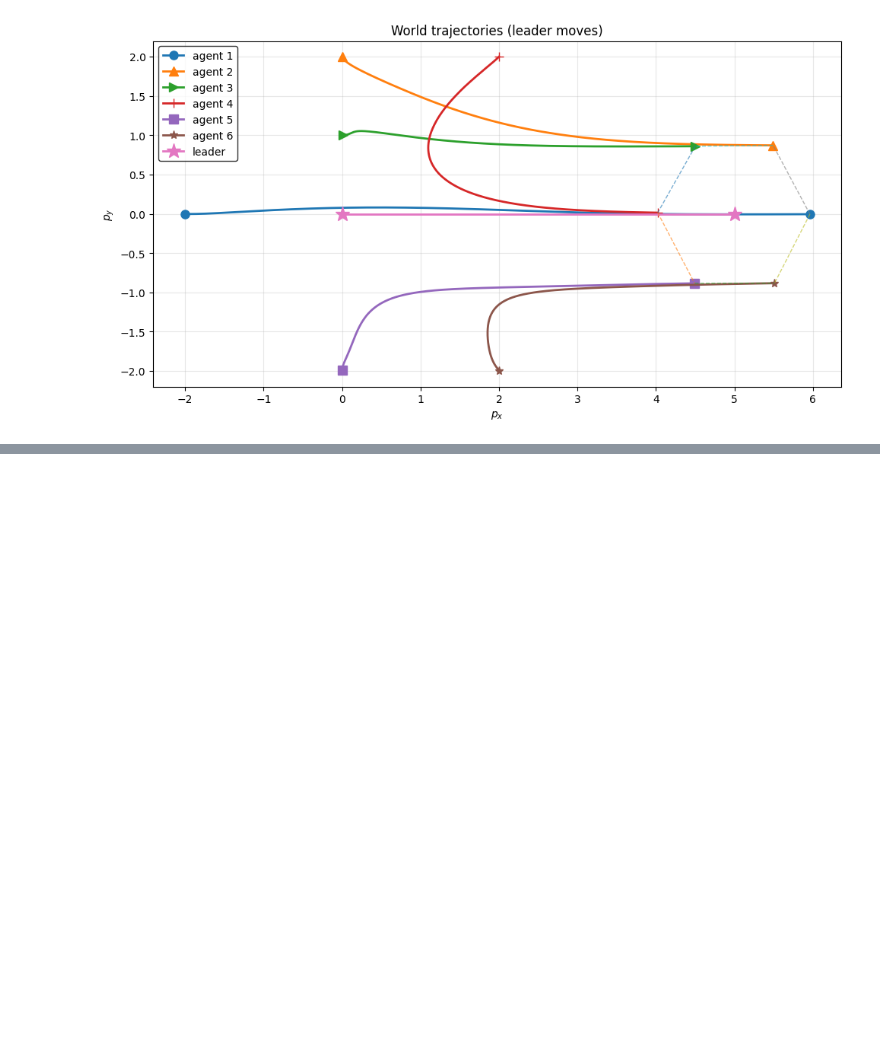
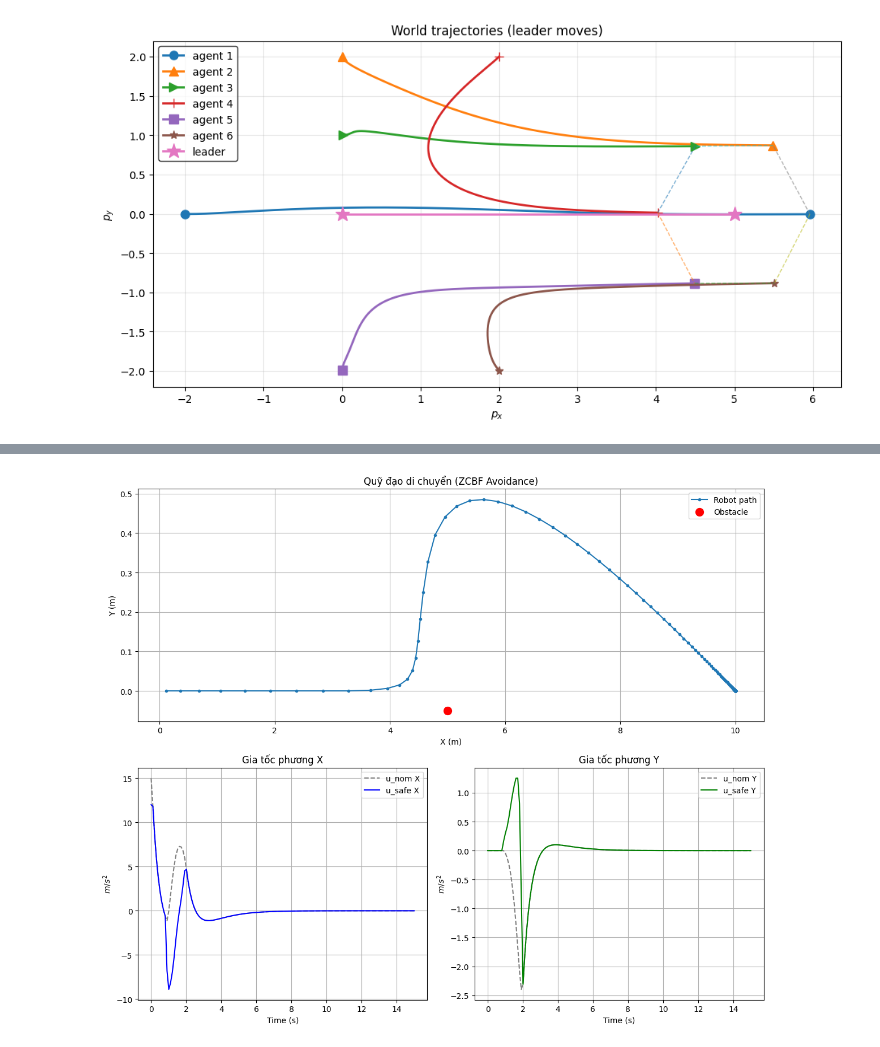
Before and after one commit to hungnguyen-125/Safety_Formation_Control_CBF, a Jupyter notebook: test.ipynb, the cells around one changed output, grey strips where cells are left out. Drawn from its saved outputs; the diff is of its cells as text; code cells hidden in the pictures; blank space fills up the shorter version.

```diff
--- a/test.ipynb
+++ b/test.ipynb
@@ -227,0 +309,99 @@ plot_world_trajectories(agents, leader, topo, topology_at="final")
+# %%
+import numpy as np
+import matplotlib.pyplot as plt
+
+# --- Giả sử lớp CentralizedCBF đã được định nghĩa ở trên ---
+
+# Khởi tạo thông số
+dt = 0.1
+T = 15.0 # Tăng thời gian để xem robot vượt qua vật cản
+steps = int(T / dt)
+gamma =4 # Tăng gamma một chút để phản ứng mượt hơn
+d_min = 0.5
+
+x_agent = np.array([0.0, 0.0, 0.0, 0.0])
+x_obs = np.array([5.0, -0.05, 0, 0.0])
+x_target = np.array([10.0, 0.0, 0.0, 0.0])
+
+alpha_agent = 12.0
+alpha_obs = 0.0
+
+history = []
+u_hat_history = []
+u_safe_history = []
+
+cbf_filter = CentralizedCBF(gamma=gamma, safety_dis=d_min)
+
+for k in range(steps):
+    # 1. Tính u_nom
+    # Dùng x_agent[0:2] (vị trí hiện tại) thay vì x_init để robot luôn hướng về đích
+    u_hat = -1.5 * (x_agent[0:2] - x_target[0:2]) - 2.5 * x_agent[2:4]
+
+    # 2. Mock Data
+    class MockAgent:
+        def __init__(self, state, alpha, id):
+            self.state = state.reshape(4,1); self.alpha = alpha
+            self.id = id; self.pos = state[0:2]; self.vel = state[2:4]
+            self.gamma = gamma
+
+    a1 = MockAgent(x_agent, alpha_agent, 1)
+    a2 = MockAgent(x_obs, alpha_obs, 2)
+
+    class MockTopo:
+        adj_matrix = np.array([[0, 1], [1, 0]])
+
+    # 3. Lọc qua CBF
+    u_nom_all = np.array([u_hat, [0, 0]])
+    u_safe_all = cbf_filter.compute_safe_control([a1, a2], MockTopo(), u_nom_all)
+
+    if u_safe_all is not None:
+        u_apply = u_safe_all[0]
+    else:
+        u_apply = np.array([0, 0])
+
+    # Lưu lịch sử điều khiển
+    u_hat_history.append(u_hat.copy())
+    u_safe_history.append(u_apply.copy())
+
+    # 4. Update Physics
+    x_agent[2:4] += u_apply * dt
+    x_agent[0:2] += x_agent[2:4] * dt
+    history.append(x_agent.copy())
+
+# --- Chuyển dữ liệu sang mảng Numpy ---
+history = np.array(history)
+u_hat_history = np.array(u_hat_history)
+u_safe_history = np.array(u_safe_history)
+time = np.linspace(0, T, steps)
+
+# --- VẼ ĐỒ THỊ ---
+fig = plt.figure(figsize=(12, 10))
+
+# 1. Quỹ đạo di chuyển
+ax1 = plt.subplot(2, 1, 1)
+ax1.plot(history[:, 0], history[:, 1], '-o', markersize=3, label='Robot path')
+ax1.scatter([5.0], [-0.05], color='red', s=100, label='Obstacle', zorder=5)
+ax1.set_title("Quỹ đạo di chuyển (ZCBF Avoidance)")
+ax1.set_xlabel("X (m)"); ax1.set_ylabel("Y (m)")
+ax1.legend(); ax1.grid(True)
+
+# 2. Tín hiệu điều khiển u_x
+ax2 = plt.subplot(2, 2, 3)
+ax2.plot(time, u_hat_history[:, 0], '--', color='gray', label='u_nom X')
+ax2.plot(time, u_safe_history[:, 0], '-', color='blue', label='u_safe X')
+ax2.set_title("Gia tốc phương X")
+ax2.set_xlabel("Time (s)"); ax2.set_ylabel("$m/s^2$")
+ax2.legend(); ax2.grid(True)
+
+# 3. Tín hiệu điều khiển u_y
+ax3 = plt.subplot(2, 2, 4)
+ax3.plot(time, u_hat_history[:, 1], '--', color='gray', label='u_nom Y')
+ax3.plot(time, u_safe_history[:, 1], '-', color='green', label='u_safe Y')
+ax3.set_title("Gia tốc phương Y")
+ax3.set_xlabel("Time (s)"); ax3.set_ylabel("$m/s^2$")
+ax3.legend(); ax3.grid(True)
+
+plt.tight_layout()
+plt.show()
+# %% [output]
+[figure, added]
```
Also changed, not shown: parts of 10 cells of this notebook, 6 other files.
